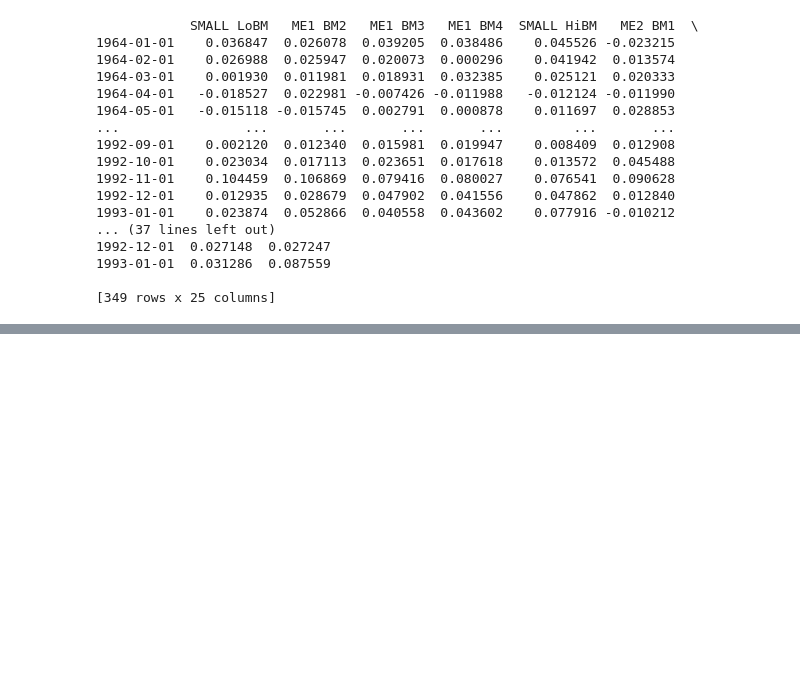
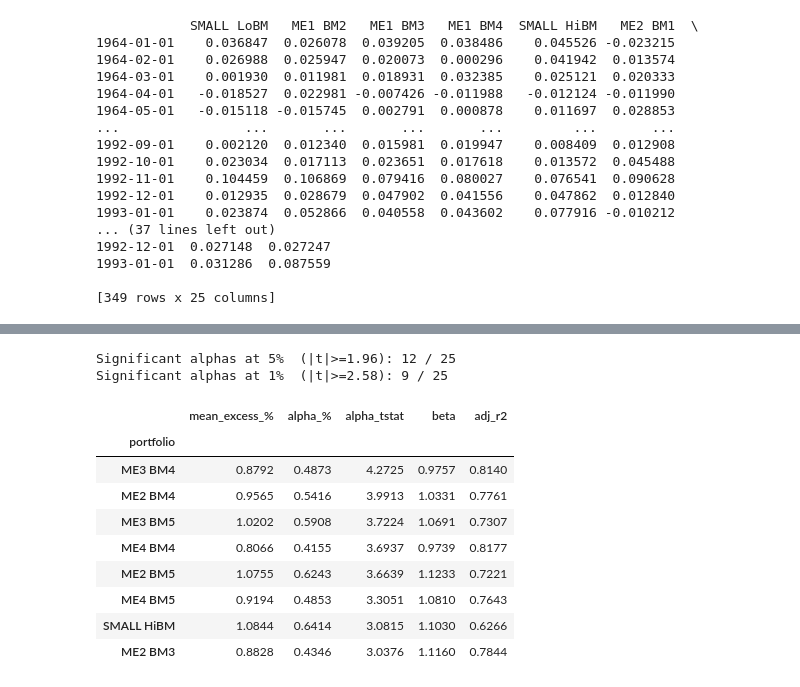
Before and after one commit to gabbitto257/asset-allocation-and-investment-strategies, a Jupyter notebook: Assignment 2/Assignment 2.ipynb, the cells around one changed output, grey strips where cells are left out. Saved outputs shown, nothing was run; the diff lists cells and outputs as text; code cells hidden in the pictures; blank space fills up the shorter version.

```diff
--- a/Assignment 2/Assignment 2.ipynb
+++ b/Assignment 2/Assignment 2.ipynb
@@ -203,9 +204,9 @@ for col in vw_port_excess_6493.columns:
         "adj_r2": model.rsquared_adj
     })
 
-df_results = pd.DataFrame(results)
+df_results = pd.DataFrame(results).set_index("portfolio")
 
 print("\n Regression Results :")
-print(df_results.to_string(index=False))
+print(df_results.to_string(index=True))
 # %% [output]
  Regression Results :
@@ -296,0 +417,32 @@ tables_6493["Beta (rmrf)"]
+# %%
+# We already have: capm_6493 (portfolio-level regression output)
+# and tables_6493 (5×5 tables including t(Alpha) and Adj R^2)
+
+alpha_t = df_results["alpha_tstat"].dropna()
+n_5 = int((alpha_t.abs() >= 1.96).sum())
+n_1 = int((alpha_t.abs() >= 2.58).sum())
+
+print(f"Significant alphas at 5%  (|t|>=1.96): {n_5} / {len(alpha_t)}")
+print(f"Significant alphas at 1%  (|t|>=2.58): {n_1} / {len(alpha_t)}")
+
+# Show the most extreme alphas (by |t|)
+top_alpha = df_results.loc[alpha_t.abs().sort_values(ascending=False).head(8).index,
+                          ["alpha", "alpha_tstat", "beta", "adj_r2", "mean_excess"]].copy()
+
+top_alpha["alpha_%"] = top_alpha["alpha"] * 100
+top_alpha["mean_excess_%"] = top_alpha["mean_excess"] * 100
+
+display(top_alpha[["mean_excess_%", "alpha_%", "alpha_tstat", "beta", "adj_r2"]].round(4))
+# %% [output]
+Significant alphas at 5%  (|t|>=1.96): 12 / 25
+Significant alphas at 1%  (|t|>=2.58): 9 / 25
+|  | mean_excess_% | alpha_% | alpha_tstat | beta | adj_r2 |
+| portfolio |  |  |  |  |  |
+| ME3 BM4 | 0.8792 | 0.4873 | 4.2725 | 0.9757 | 0.8140 |
+| ME2 BM4 | 0.9565 | 0.5416 | 3.9913 | 1.0331 | 0.7761 |
+| ME3 BM5 | 1.0202 | 0.5908 | 3.7224 | 1.0691 | 0.7307 |
+| ME4 BM4 | 0.8066 | 0.4155 | 3.6937 | 0.9739 | 0.8177 |
+| ME2 BM5 | 1.0755 | 0.6243 | 3.6639 | 1.1233 | 0.7221 |
+| ME4 BM5 | 0.9194 | 0.4853 | 3.3051 | 1.0810 | 0.7643 |
+| SMALL HiBM | 1.0844 | 0.6414 | 3.0815 | 1.1030 | 0.6266 |
+| ME2 BM3 | 0.8828 | 0.4346 | 3.0376 | 1.1160 | 0.7844 |
```
Also changed, not shown: parts of 15 cells of this notebook.
